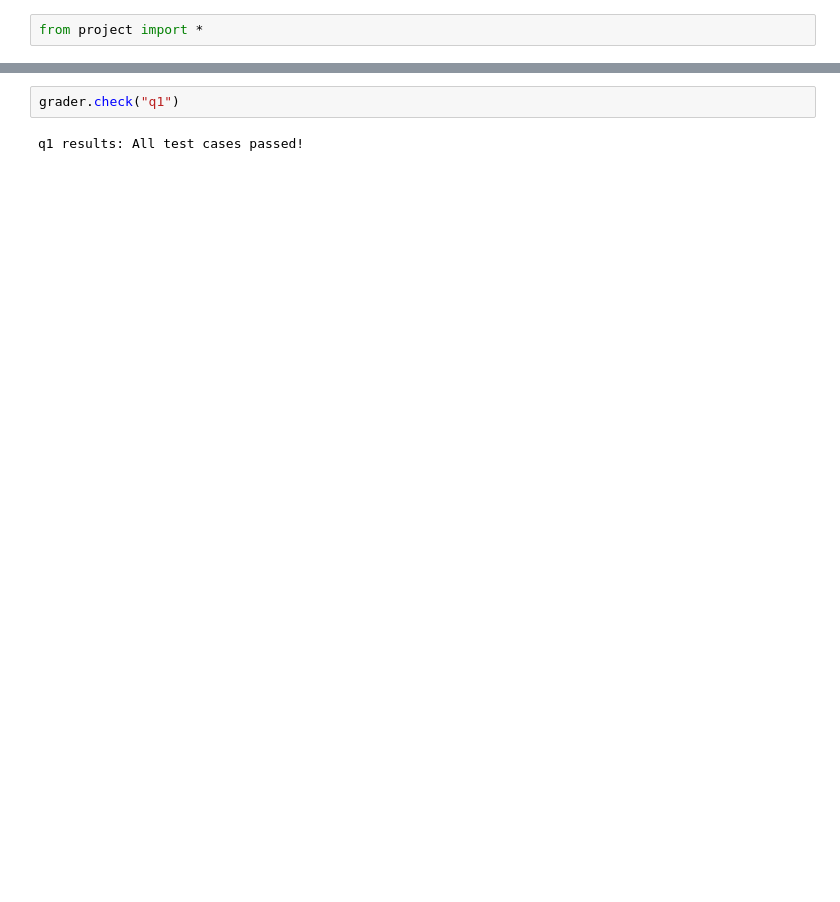
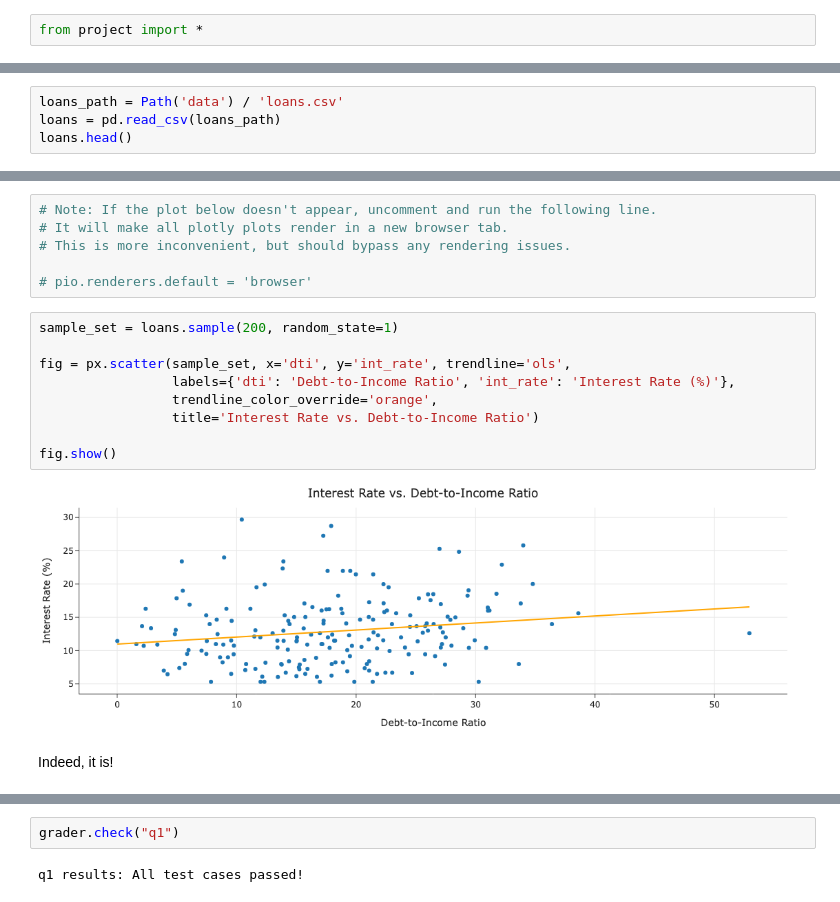
Before and after one commit to selinaz154/loan_application, a Jupyter notebook: project.ipynb, the cells around one changed output, grey strips where cells are left out. Drawn from its saved outputs; the diff is of its cells as text; blank space fills up the shorter version.

```diff
--- a/project.ipynb
+++ b/project.ipynb
@@ -224,0 +98,4 @@ beowulf = get_book('https://www.gutenberg.org/ebooks/16328.txt.utf-8')
+# %%
+loans_path = Path('data') / 'loans.csv'
+loans = pd.read_csv(loans_path)
+loans.head()
@@ -224,0 +217,19 @@ beowulf = get_book('https://www.gutenberg.org/ebooks/16328.txt.utf-8')
+# %%
+# Note: If the plot below doesn't appear, uncomment and run the following line.
+# It will make all plotly plots render in a new browser tab.
+# This is more inconvenient, but should bypass any rendering issues.
+
+# pio.renderers.default = 'browser'
+# %%
+sample_set = loans.sample(200, random_state=1)
+
+fig = px.scatter(sample_set, x='dti', y='int_rate', trendline='ols',
+                 labels={'dti': 'Debt-to-Income Ratio', 'int_rate': 'Interest Rate (%)'},
+                 trendline_color_override='orange',
+                 title='Interest Rate vs. Debt-to-Income Ratio')
+
+fig.show()
+# %% [output]
+[figure, added]
+# %% [markdown]
+Indeed, it is!
```
Also changed, not shown: parts of 143 cells of this notebook, 16 other files.
